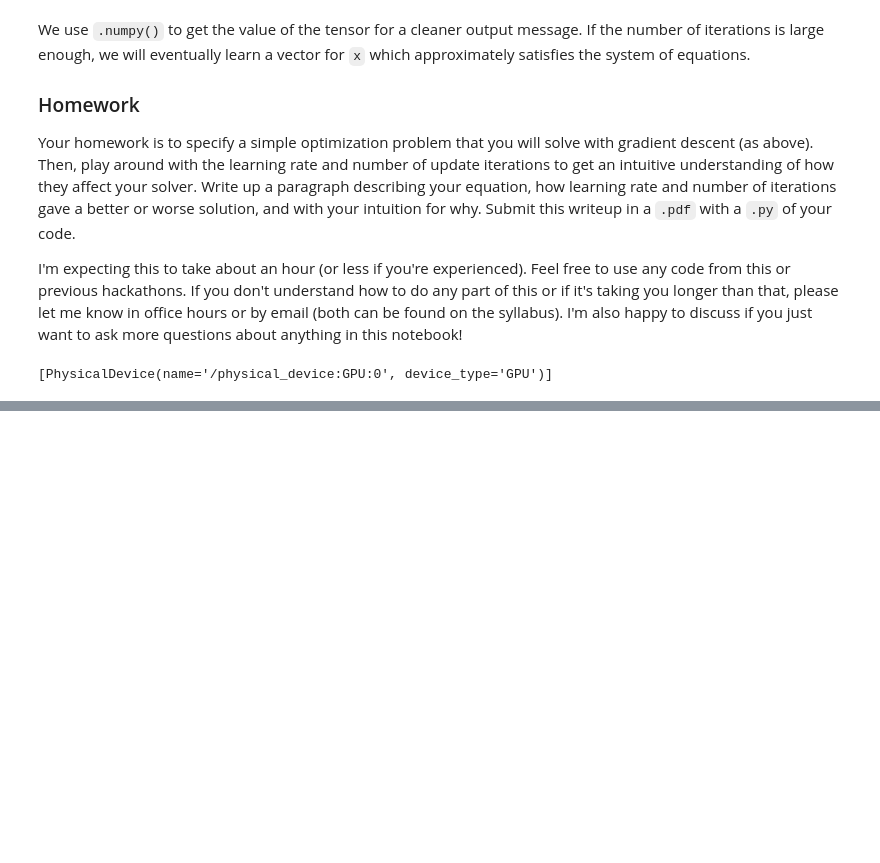
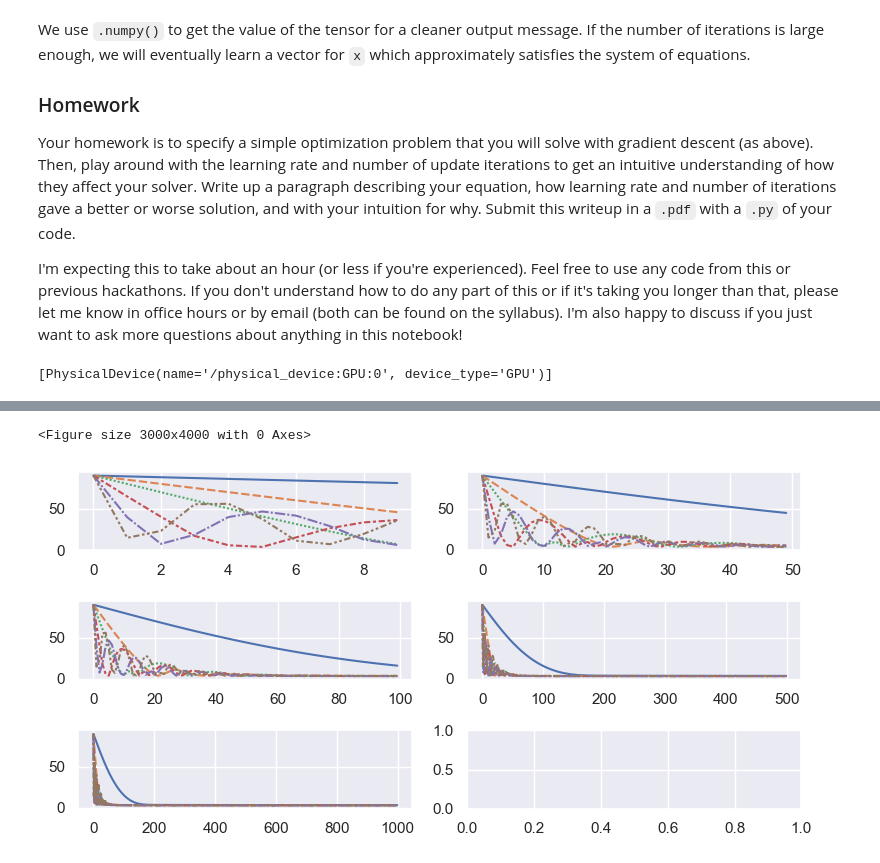
Before and after one commit to Kvan7/Intro-Deep-Learning-Notebooks, a Jupyter notebook: hackathon1.ipynb, the cells around one changed output, grey strips where cells are left out. Drawn from its saved outputs; the diff is of its cells as text; code cells hidden in the pictures; blank space fills up the shorter version.

```diff
--- a/hackathon1.ipynb
+++ b/hackathon1.ipynb
@@ -192,8 +151,10 @@ plt.rc(
 sns.set(rc={'axes.facecolor':'darkgrey', 'figure.facecolor':'darkgrey'})
 # plt.style.use('dark_background')
 # %%
+
+
 learning_rate = 0.5
-num_iterations = 500
+num_iterations = 50
 
 # the optimizer allows us to apply gradients to update variables
 optimizer = tf.keras.optimizers.Adam(learning_rate)
@@ -406,0 +358,25 @@ b: [[-0.06470884  1.4441781  -0.09656339]
+# %%
+
+l_rate = [0.01, 0.05, 0.1, 0.25, 0.5, 0.75]
+num_i = [10, 50, 100, 500, 1000]
+form = list(product(l_rate, num_i))
+
+plt.figure(figsize=(30,40), dpi=100)
+e = [[],[],[],[],[]]
+sns.set(rc={"figure.figsize":(8, 4)})
+for index, item in enumerate(form):
+    e[index%5].append(larn(item))
+# sns.lineplot(e)
+
+# sns.lineplot(error)
+# %% [output]
+<Figure size 3000x4000 with 0 Axes>
+# %%
+# plt.legend([],[], frameon=False)
+fig, axs = plt.subplots(3,2)
+# for ax in axs:
+# axs.get_legend().remove()
+for i, a in enumerate(e):
+	sns.lineplot(a, ax=axs[i//2,i%2], legend=None)
+# %% [output]
+[figure, added]
```
Also changed, not shown: parts of 14 cells of this notebook, 2 other files.
